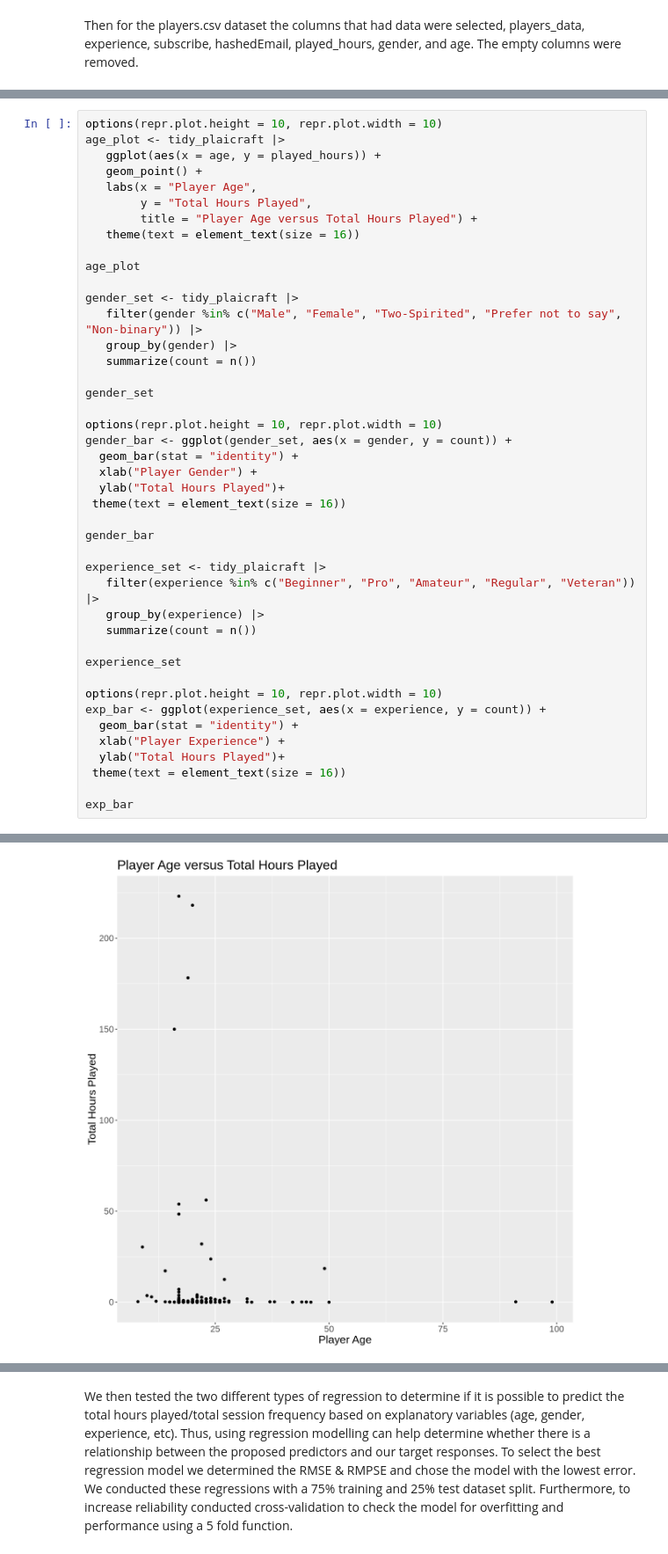
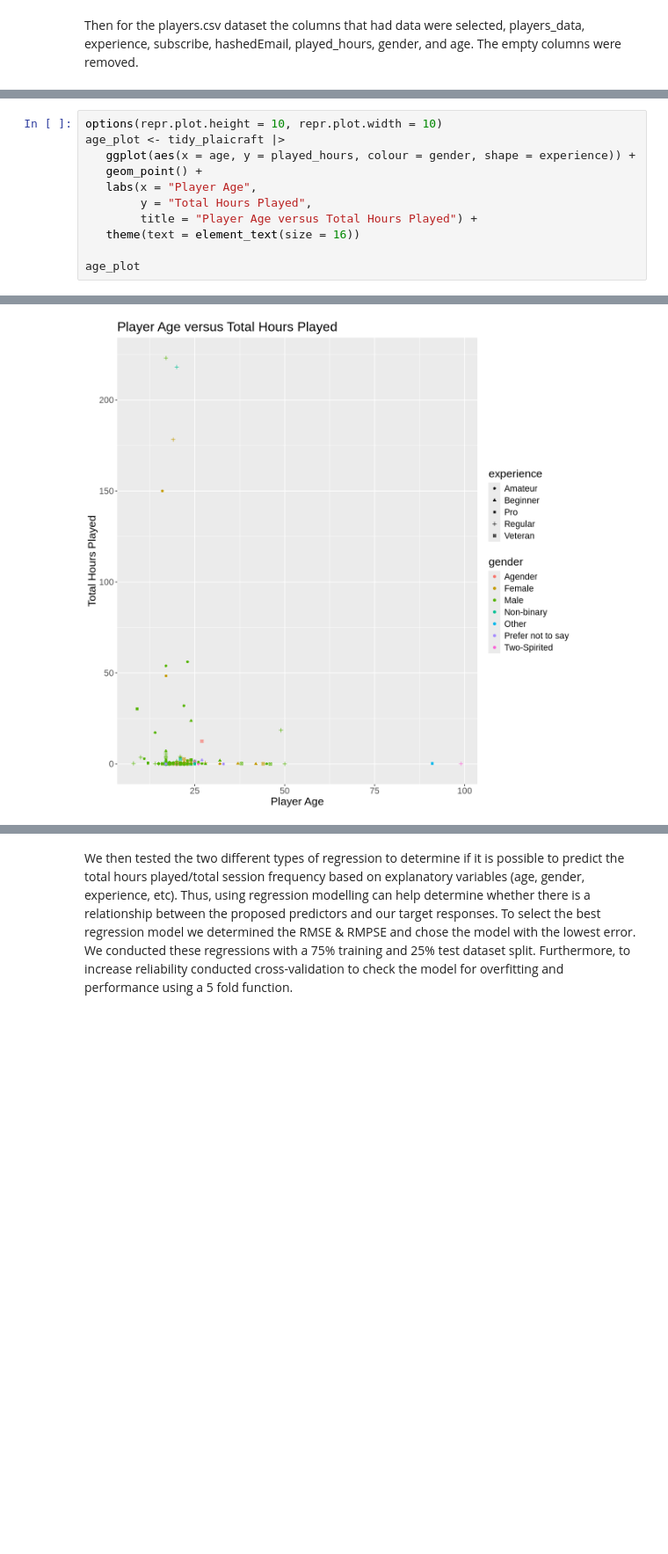
Before and after one commit to dzhen2023/dsci-100-2024w1-group-009-12, a Jupyter notebook: Report/Report.ipynb, the cells around one changed output, grey strips where cells are left out. Shown at 88% size. Cells and saved outputs as stored; diff of their text form; blank space fills up the shorter version.

```diff
--- a/Report/Report.ipynb
+++ b/Report/Report.ipynb
@@ -95,7 +95,7 @@ Some initial basic graphs/charts were created just for simple visualization of t
 # %%
 options(repr.plot.height = 10, repr.plot.width = 10)
 age_plot <- tidy_plaicraft |>
-   ggplot(aes(x = age, y = played_hours)) +
+   ggplot(aes(x = age, y = played_hours, colour = gender, shape = experience)) +
    geom_point() +
    labs(x = "Player Age",
     	y = "Total Hours Played",
@@ -103,36 +103,4 @@ age_plot <- tidy_plaicraft |>
    theme(text = element_text(size = 16))
 
 age_plot
-
-gender_set <- tidy_plaicraft |>
-   filter(gender %in% c("Male", "Female", "Two-Spirited", "Prefer not to say", "Non-binary")) |>
-   group_by(gender) |>
-   summarize(count = n())
-
-gender_set
-
-options(repr.plot.height = 10, repr.plot.width = 10)
-gender_bar <- ggplot(gender_set, aes(x = gender, y = count)) +
-  geom_bar(stat = "identity") +
-  xlab("Player Gender") +
-  ylab("Total Hours Played")+
- theme(text = element_text(size = 16))
-
-gender_bar
-
-experience_set <- tidy_plaicraft |>
-   filter(experience %in% c("Beginner", "Pro", "Amateur", "Regular", "Veteran")) |>
-   group_by(experience) |>
-   summarize(count = n())
-
-experience_set
-
-options(repr.plot.height = 10, repr.plot.width = 10)
-exp_bar <- ggplot(experience_set, aes(x = experience, y = count)) +
-  geom_bar(stat = "identity") +
-  xlab("Player Experience") +
-  ylab("Total Hours Played")+
- theme(text = element_text(size = 16))
-
-exp_bar
 # %% [output]
@@ -147 +107 @@ A tibble: 5 × 2
-[figure, old version]
+[figure, new version]
```
Also changed, not shown: parts of 6 cells of this notebook.
